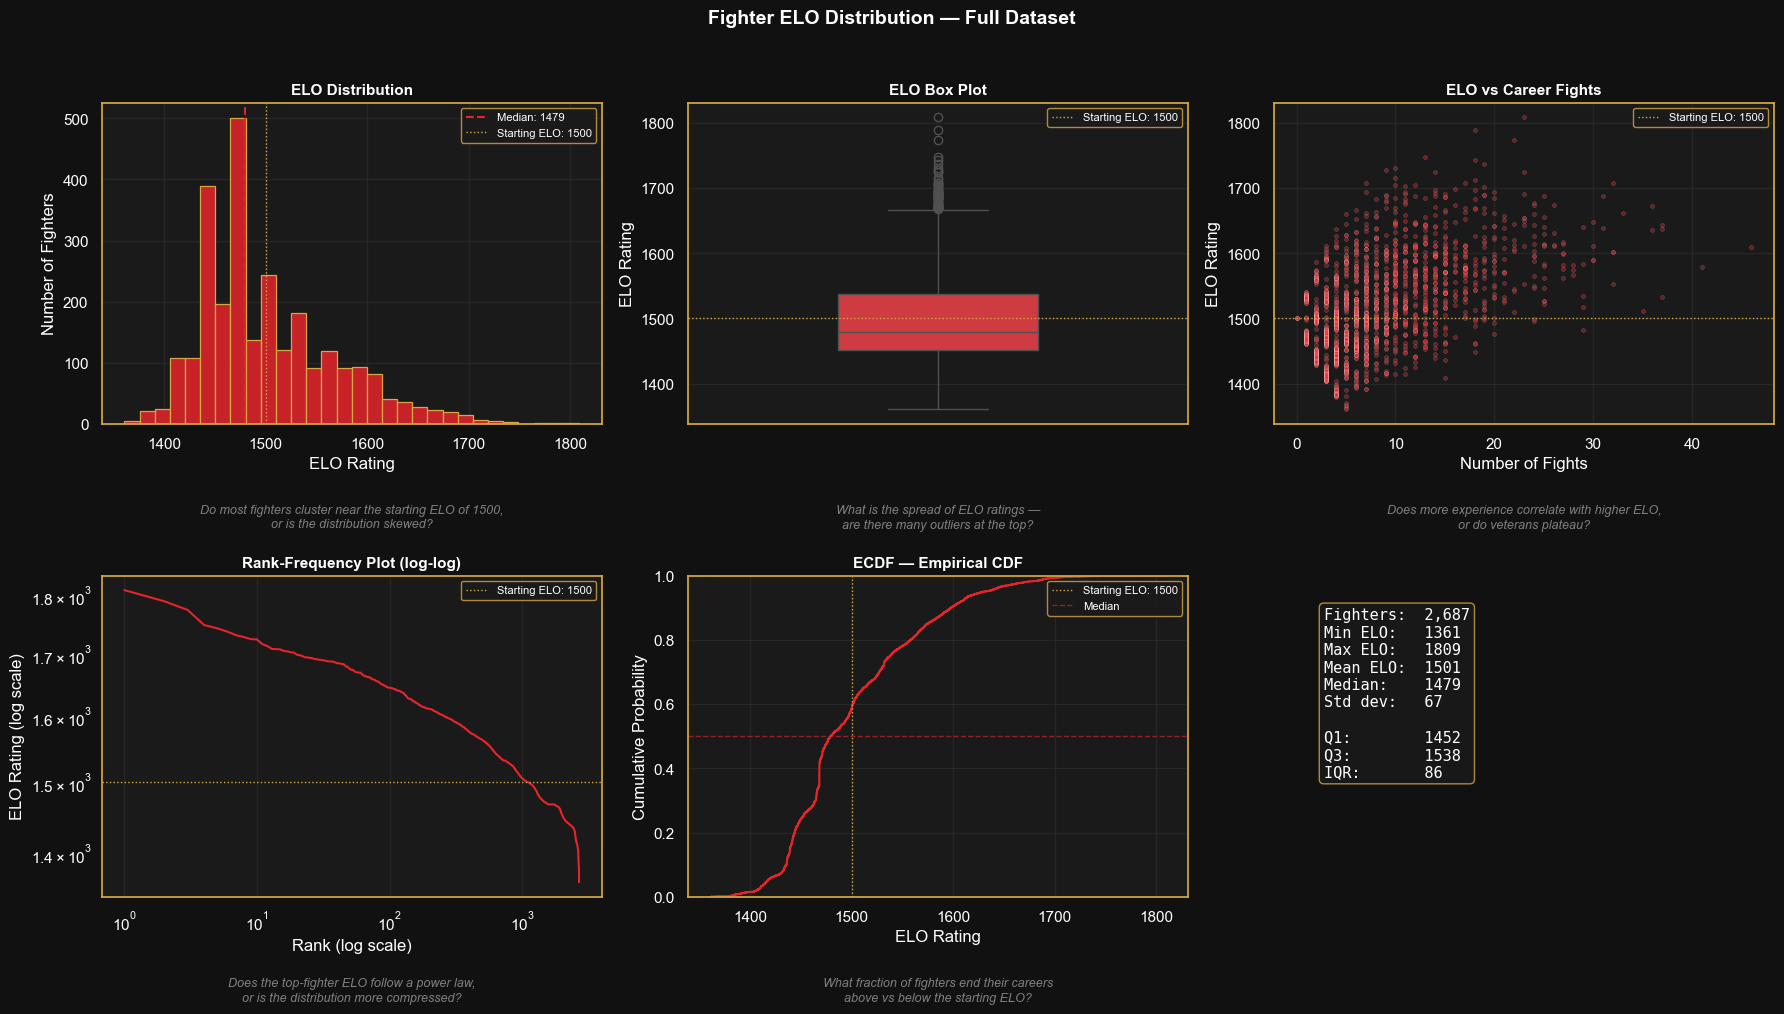
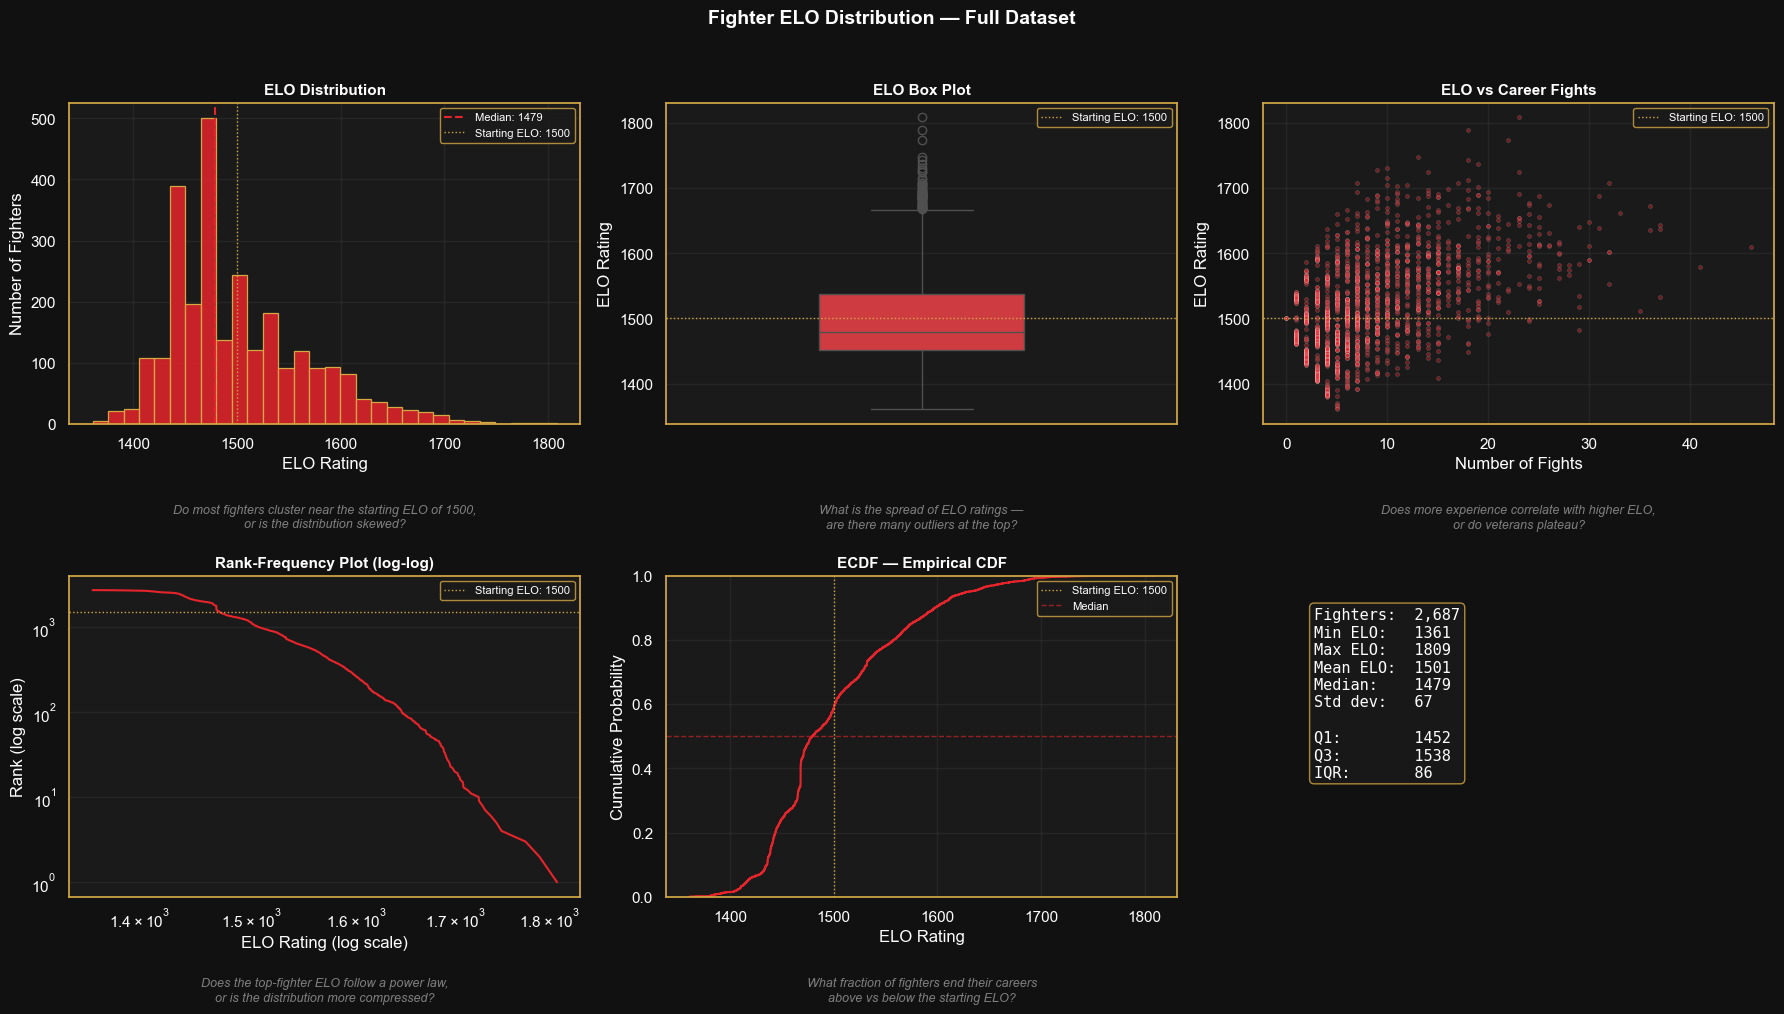
The change to this notebook cell's code, shown as a diff; its figure went from the first image to the second:
--- before
+++ after
@@ -56,10 +56,13 @@
 sorted_elos = np.sort(elos)[::-1]
 rank = np.arange(1, len(sorted_elos) + 1)
-sns.lineplot(x=rank, y=sorted_elos, ax=ax)
+sns.lineplot(x=sorted_elos, y=rank, ax=ax)
+# sns.lineplot(x=rank, y=sorted_elos, ax=ax)
 ax.set_xscale('log')
 ax.set_yscale('log')
 ax.axhline(y=1500, color='#d4a843', linestyle=':', linewidth=1, label='Starting ELO: 1500')
-ax.set_xlabel('Rank (log scale)')
-ax.set_ylabel('ELO Rating (log scale)')
+ax.set_ylabel('Rank (log scale)')
+ax.set_xlabel('ELO Rating (log scale)')
+# ax.set_xlabel('Rank (log scale)')
+# ax.set_ylabel('ELO Rating (log scale)')
 ax.set_title('Rank-Frequency Plot (log-log)', fontsize=11, fontweight='bold')
 ax.legend(fontsize=8)

Commit: ufc custom theme plots